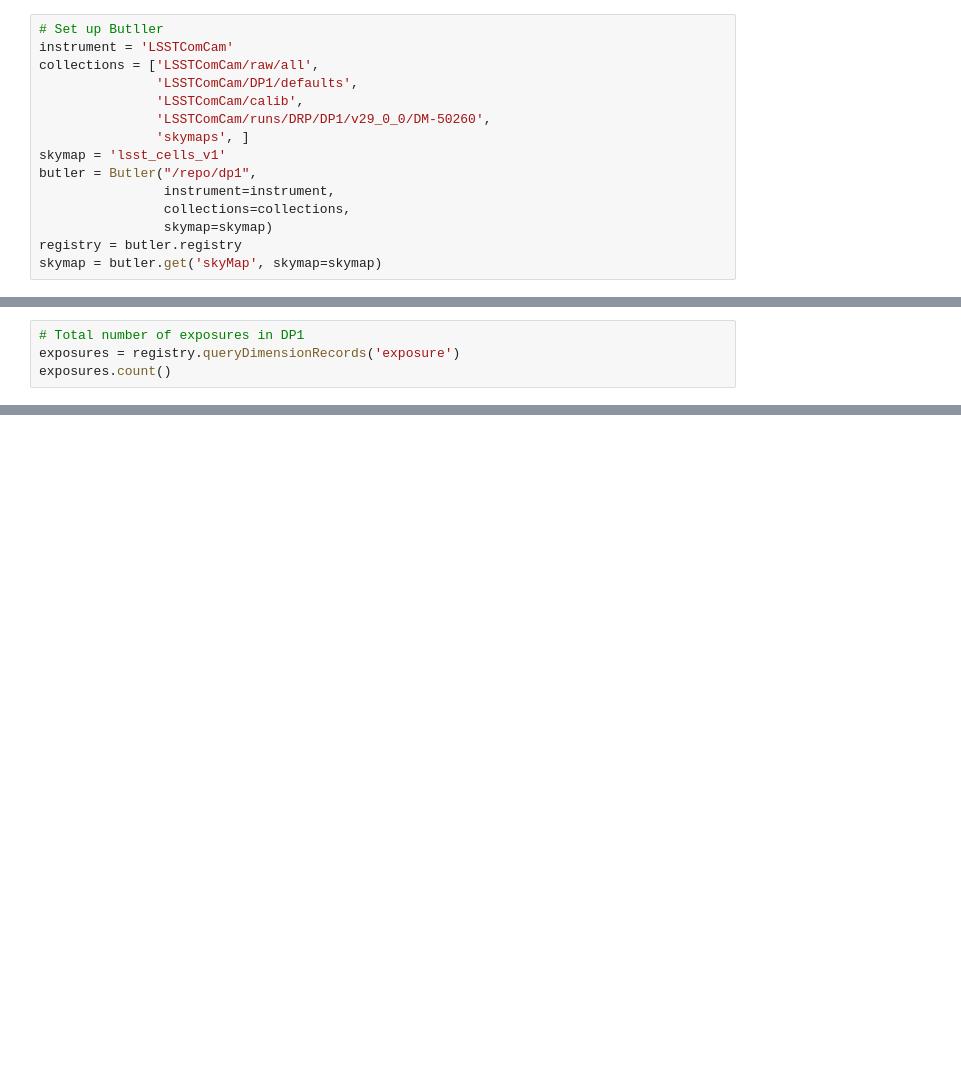
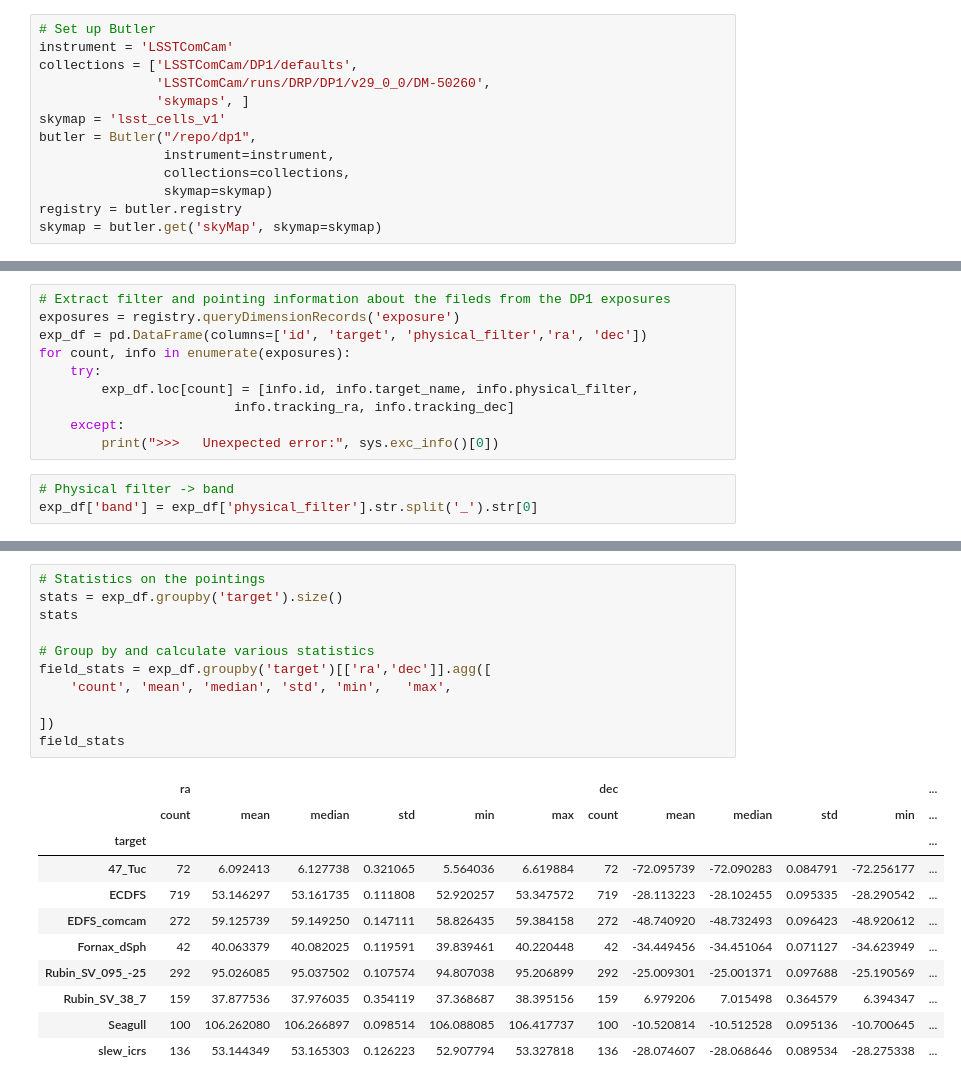
Before and after one commit to lsst/rtn-095, a Jupyter notebook: notebooks/dp1_fields_summary.ipynb, the cells around one changed output, grey strips where cells are left out. Drawn from its saved outputs; the diff is of its cells as text; blank space fills up the shorter version.

Commit message:
Notebook to generate table of Dp1 fields and stats

```diff
--- a/notebooks/dp1_fields_summary.ipynb
+++ b/notebooks/dp1_fields_summary.ipynb
@@ -18,9 +38,7 @@ bands = colors.keys()  # important to get the right order for plot legends
 # %%
-# Set up Butller
+# Set up Butler
 instrument = 'LSSTComCam'
-collections = ['LSSTComCam/raw/all',
-               'LSSTComCam/DP1/defaults',
-               'LSSTComCam/calib',
+collections = ['LSSTComCam/DP1/defaults',
                'LSSTComCam/runs/DRP/DP1/v29_0_0/DM-50260',
                'skymaps', ]
 skymap = 'lsst_cells_v1'
@@ -46,4 +51,13 @@ df_fields = pd.DataFrame(fields_table)
 # %%
-# Total number of exposures in DP1
+# Extract filter and pointing information about the fileds from the DP1 exposures
 exposures = registry.queryDimensionRecords('exposure')
-exposures.count()
+exp_df = pd.DataFrame(columns=['id', 'target', 'physical_filter','ra', 'dec'])
+for count, info in enumerate(exposures):
+    try:
+        exp_df.loc[count] = [info.id, info.target_name, info.physical_filter,
+                         info.tracking_ra, info.tracking_dec]
+    except:
+        print(">>>   Unexpected error:", sys.exc_info()[0])
+# %%
+# Physical filter -> band
+exp_df['band'] = exp_df['physical_filter'].str.split('_').str[0]
@@ -50 +110,24 @@ exposures.count()
+# %%
+# Statistics on the pointings
+stats = exp_df.groupby('target').size()
+stats
+
+# Group by and calculate various statistics
+field_stats = exp_df.groupby('target')[['ra','dec']].agg([
+    'count', 'mean', 'median', 'std', 'min',   'max',
+
+])
+field_stats
+# %% [output]
+|  | ra |  |  |  |  |  | dec |  |  |  |  | ... |
+|  | count | mean | median | std | min | max | count | mean | median | std | min | ... |
+| target |  |  |  |  |  |  |  |  |  |  |  | ... |
+| 47_Tuc | 72 | 6.092413 | 6.127738 | 0.321065 | 5.564036 | 6.619884 | 72 | -72.095739 | -72.090283 | 0.084791 | -72.256177 | ... |
+| ECDFS | 719 | 53.146297 | 53.161735 | 0.111808 | 52.920257 | 53.347572 | 719 | -28.113223 | -28.102455 | 0.095335 | -28.290542 | ... |
+| EDFS_comcam | 272 | 59.125739 | 59.149250 | 0.147111 | 58.826435 | 59.384158 | 272 | -48.740920 | -48.732493 | 0.096423 | -48.920612 | ... |
+| Fornax_dSph | 42 | 40.063379 | 40.082025 | 0.119591 | 39.839461 | 40.220448 | 42 | -34.449456 | -34.451064 | 0.071127 | -34.623949 | ... |
+| Rubin_SV_095_-25 | 292 | 95.026085 | 95.037502 | 0.107574 | 94.807038 | 95.206899 | 292 | -25.009301 | -25.001371 | 0.097688 | -25.190569 | ... |
+| Rubin_SV_38_7 | 159 | 37.877536 | 37.976035 | 0.354119 | 37.368687 | 38.395156 | 159 | 6.979206 | 7.015498 | 0.364579 | 6.394347 | ... |
+| Seagull | 100 | 106.262080 | 106.266897 | 0.098514 | 106.088085 | 106.417737 | 100 | -10.520814 | -10.512528 | 0.095136 | -10.700645 | ... |
+| slew_icrs | 136 | 53.144349 | 53.165303 | 0.126223 | 52.907794 | 53.327818 | 136 | -28.074607 | -28.068646 | 0.089534 | -28.275338 | ... |
 # %%
```
Also changed, not shown: parts of 17 cells of this notebook.
